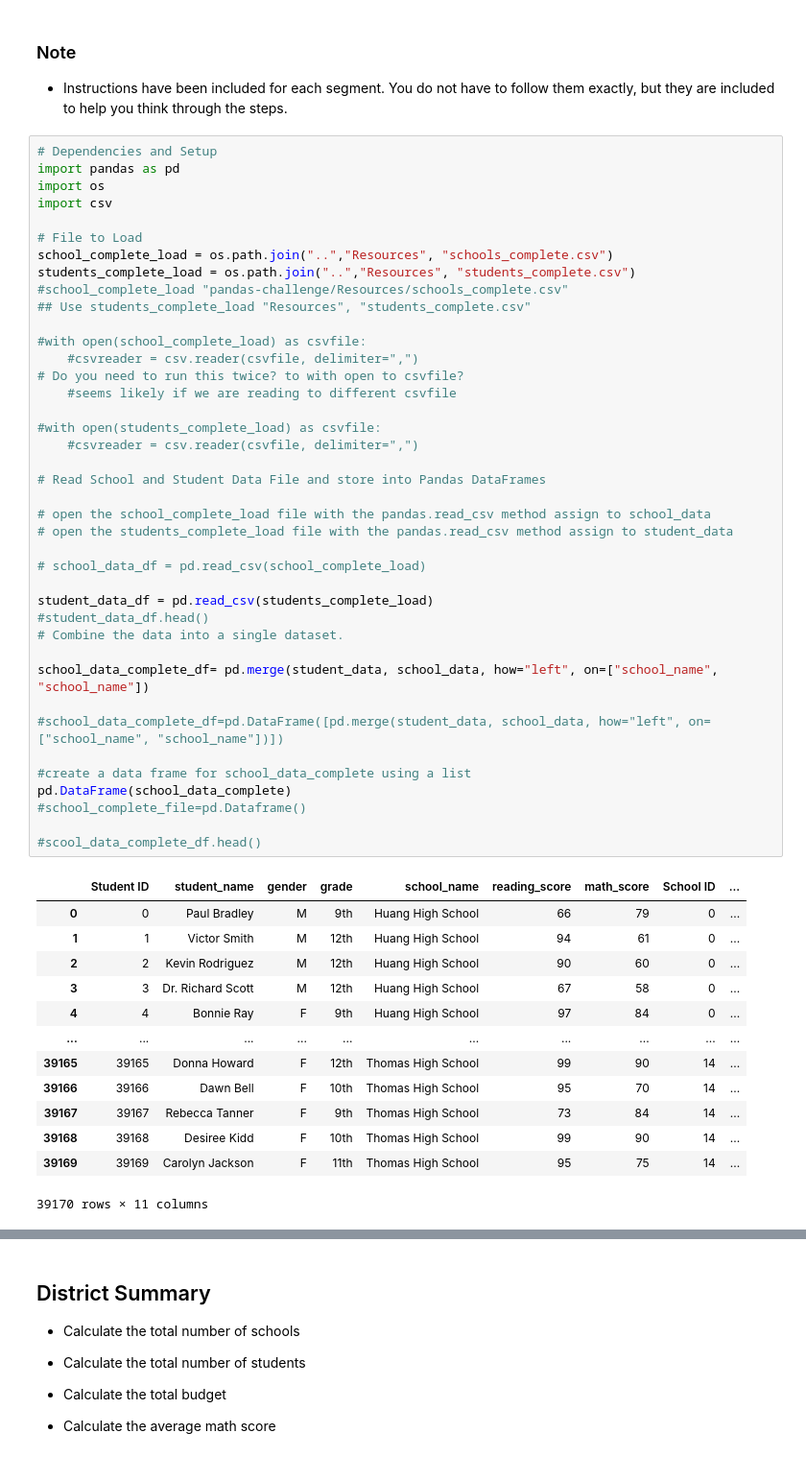
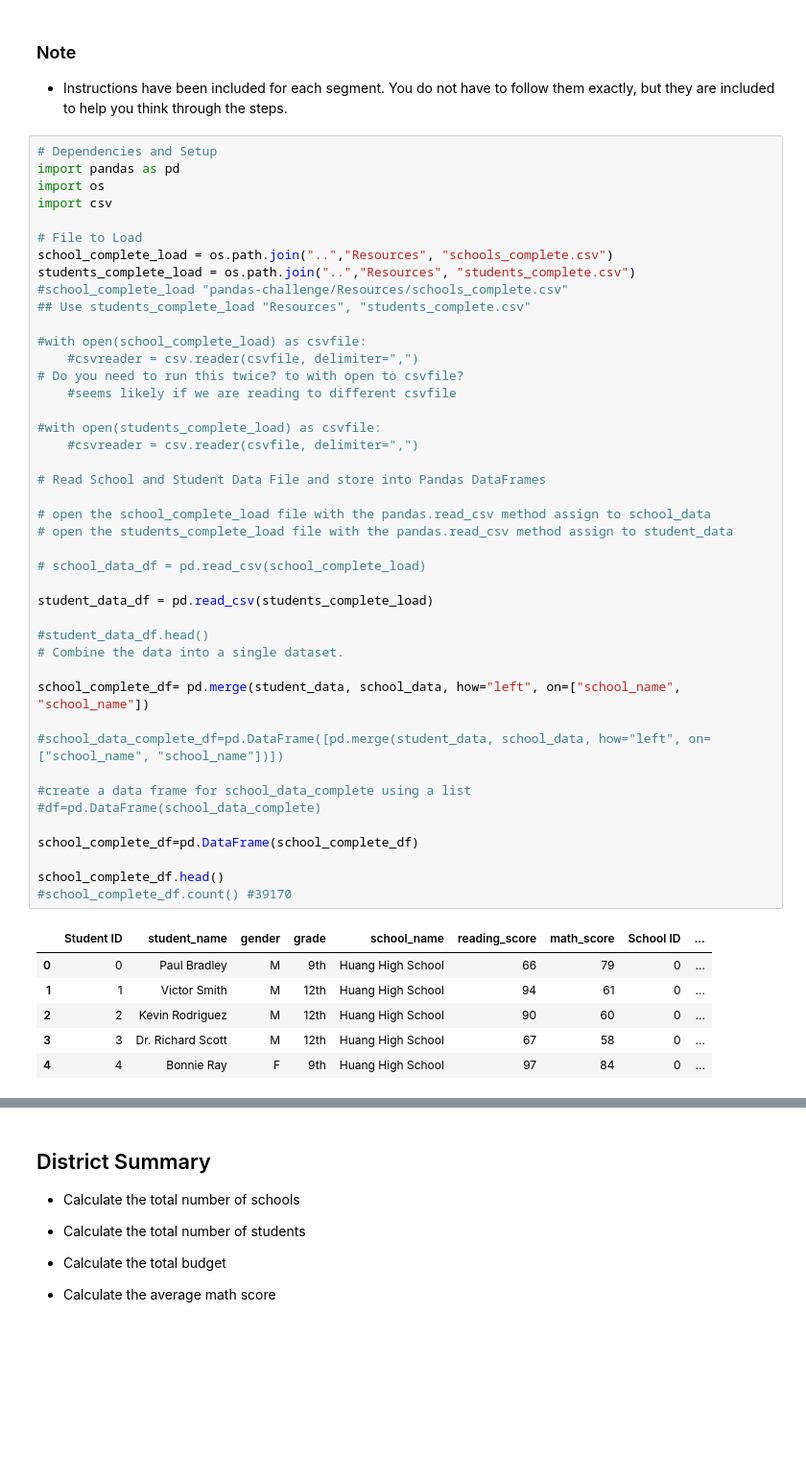
Before and after one commit to JohnMowry77/pandas-challenge, a Jupyter notebook: PyCitySchools/PyCitySchools_starter.ipynb, the cells around one changed output, grey strips where cells are left out. Shown at 96% size. Cells and saved outputs as stored; diff of their text form; blank space fills up the shorter version.

```diff
--- a/PyCitySchools/PyCitySchools_starter.ipynb
+++ b/PyCitySchools/PyCitySchools_starter.ipynb
@@ -17,41 +17,37 @@ students_complete_load = os.path.join("..","Resources", "students_complete.csv")
     #csvreader = csv.reader(csvfile, delimiter=",")
 # Do you need to run this twice? to with open to csvfile?
     #seems likely if we are reading to different csvfile
 
 #with open(students_complete_load) as csvfile:
     #csvreader = csv.reader(csvfile, delimiter=",")
 
 # Read School and Student Data File and store into Pandas DataFrames
 
 # open the school_complete_load file with the pandas.read_csv method assign to school_data
 # open the students_complete_load file with the pandas.read_csv method assign to student_data
 
 # school_data_df = pd.read_csv(school_complete_load)
 
 student_data_df = pd.read_csv(students_complete_load)
+
 #student_data_df.head()
 # Combine the data into a single dataset.
 
-school_data_complete_df= pd.merge(student_data, school_data, how="left", on=["school_name", "school_name"])
+school_complete_df= pd.merge(student_data, school_data, how="left", on=["school_name", "school_name"])
 
 #school_data_complete_df=pd.DataFrame([pd.merge(student_data, school_data, how="left", on=["school_name", "school_name"])])
 
 #create a data frame for school_data_complete using a list
-pd.DataFrame(school_data_complete)
-#school_complete_file=pd.Dataframe()
+#df=pd.DataFrame(school_data_complete)
 
-#scool_data_complete_df.head()
+school_complete_df=pd.DataFrame(school_complete_df)
+
+school_complete_df.head()
+#school_complete_df.count() #39170
 # %% [output]
 |  | Student ID | student_name | gender | grade | school_name | reading_score | math_score | School ID | ... |
 | 0 | 0 | Paul Bradley | M | 9th | Huang High School | 66 | 79 | 0 | ... |
 | 1 | 1 | Victor Smith | M | 12th | Huang High School | 94 | 61 | 0 | ... |
 | 2 | 2 | Kevin Rodriguez | M | 12th | Huang High School | 90 | 60 | 0 | ... |
 | 3 | 3 | Dr. Richard Scott | M | 12th | Huang High School | 67 | 58 | 0 | ... |
 | 4 | 4 | Bonnie Ray | F | 9th | Huang High School | 97 | 84 | 0 | ... |
-| ... | ... | ... | ... | ... | ... | ... | ... | ... | ... |
-| 39165 | 39165 | Donna Howard | F | 12th | Thomas High School | 99 | 90 | 14 | ... |
-| 39166 | 39166 | Dawn Bell | F | 10th | Thomas High School | 95 | 70 | 14 | ... |
-| 39167 | 39167 | Rebecca Tanner | F | 9th | Thomas High School | 73 | 84 | 14 | ... |
-| 39168 | 39168 | Desiree Kidd | F | 10th | Thomas High School | 99 | 90 | 14 | ... |
-| 39169 | 39169 | Carolyn Jackson | F | 11th | Thomas High School | 95 | 75 | 14 | ... |
-39170 rows × 11 columns
```
Also changed, not shown: parts of 8 cells of this notebook, 1 other file.
